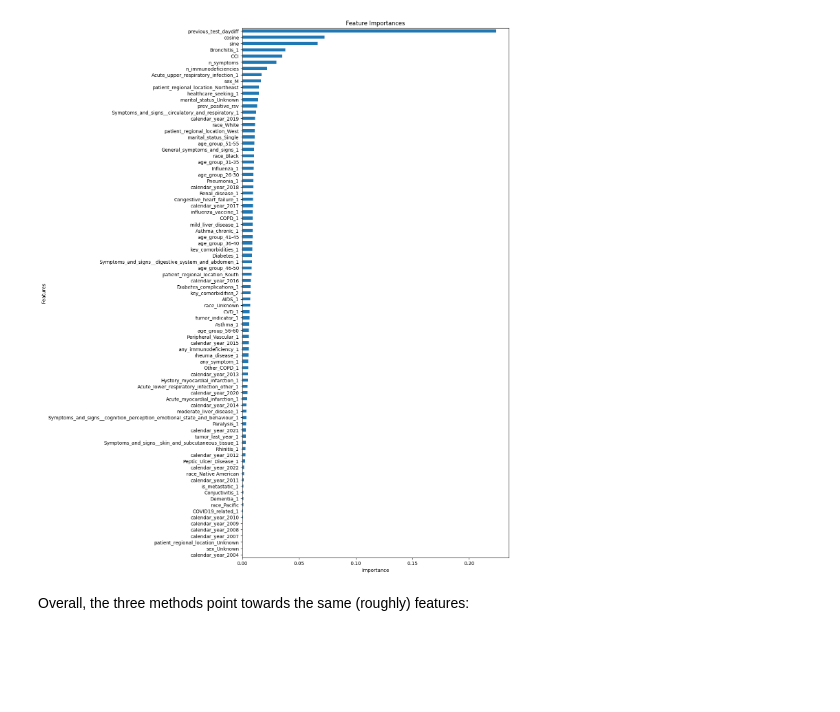
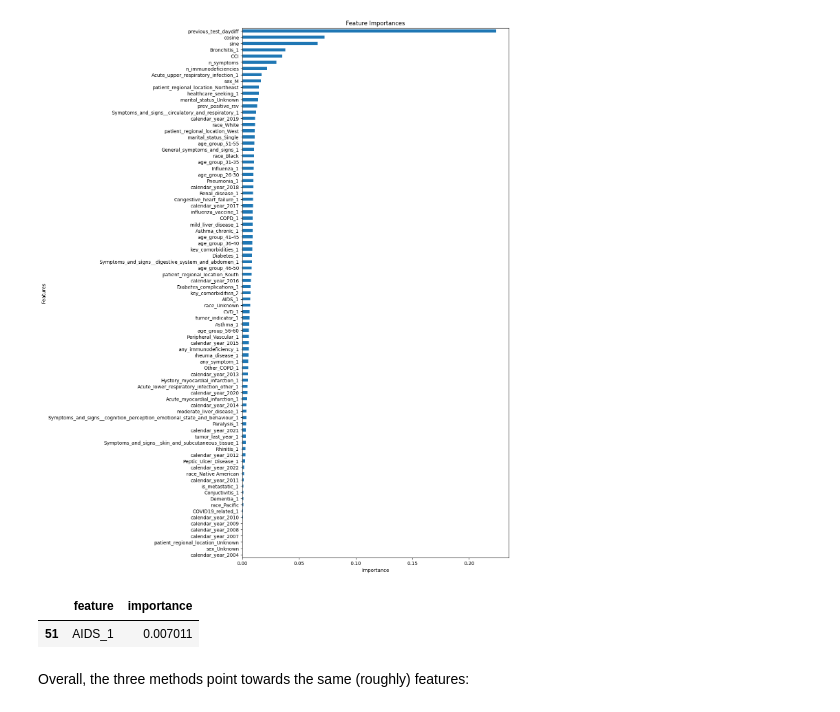
Before and after one commit to angelgldh/rsv_modelling_transfer_learning, a Jupyter notebook: notebooks/model_selection.ipynb, the cells around one changed output. Cells and saved outputs as stored; diff of their text form; code cells hidden in the pictures; blank space fills up the shorter version.

```diff
--- a/notebooks/model_selection.ipynb
+++ b/notebooks/model_selection.ipynb
@@ -210,6 +210,11 @@ F-1: 0.2565597667638484
 importance_df = feature_importance_rf_rsv(preprocessor_rsv, trained_model = model_rf)
 # %% [output]
 [figure]
+# %%
+importance_df.loc[importance_df['feature'] == 'AIDS_1']
+# %% [output]
+|  | feature | importance |
+| 51 | AIDS_1 | 0.007011 |
 # %% [markdown]
 Overall, the three methods point towards the same (roughly) features:
 # %%
```
Also changed, not shown: parts of 2 cells of this notebook, 3 other files.
